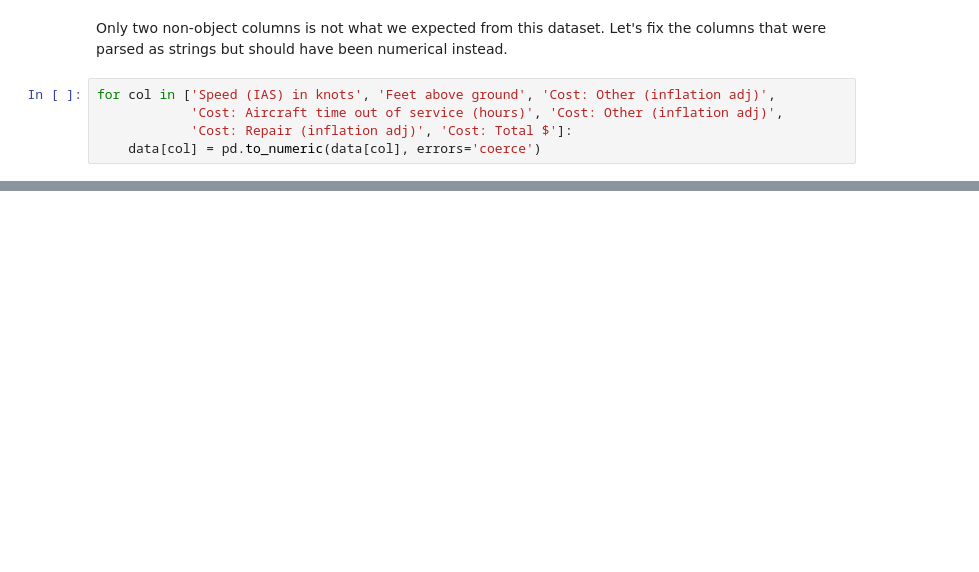
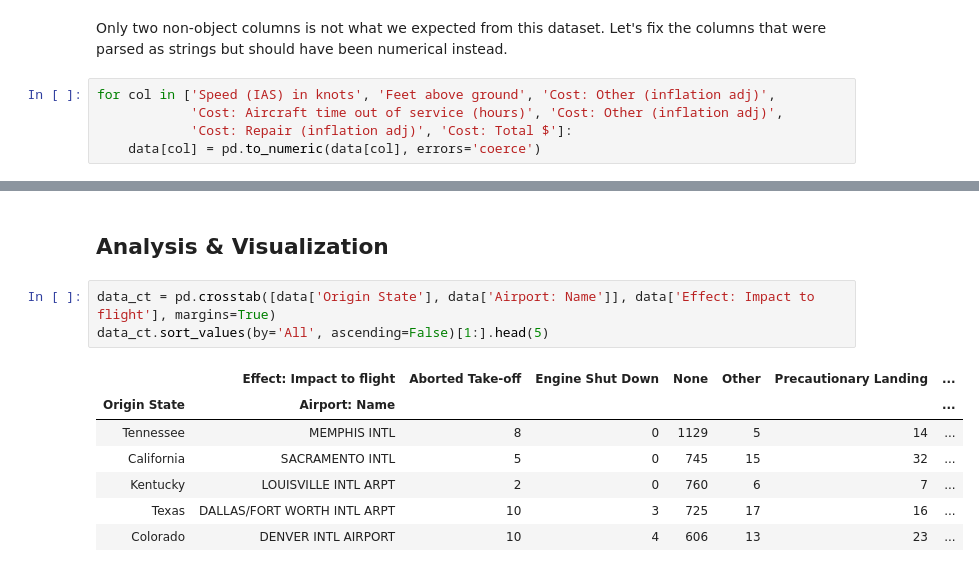
Before and after one commit to mikhas/sully, a Jupyter notebook: 00_eda.ipynb, the cells around one changed output, grey strips where cells are left out. Cells and saved outputs as stored; diff of their text form; blank space fills up the shorter version.

```diff
--- a/00_eda.ipynb
+++ b/00_eda.ipynb
@@ -172,0 +186,13 @@ data.describe()
+# %% [markdown]
+## Analysis & Visualization
+# %%
+data_ct = pd.crosstab([data['Origin State'], data['Airport: Name']], data['Effect: Impact to flight'], margins=True)
+data_ct.sort_values(by='All', ascending=False)[1:].head(5)
+# %% [output]
+|  | Effect: Impact to flight | Aborted Take-off | Engine Shut Down | None | Other | Precautionary Landing | ... |
+| Origin State | Airport: Name |  |  |  |  |  | ... |
+| Tennessee | MEMPHIS INTL | 8 | 0 | 1129 | 5 | 14 | ... |
+| California | SACRAMENTO INTL | 5 | 0 | 745 | 15 | 32 | ... |
+| Kentucky | LOUISVILLE INTL ARPT | 2 | 0 | 760 | 6 | 7 | ... |
+| Texas | DALLAS/FORT WORTH INTL ARPT | 10 | 3 | 725 | 17 | 16 | ... |
+| Colorado | DENVER INTL AIRPORT | 10 | 4 | 606 | 13 | 23 | ... |
```
Also changed, not shown: parts of 17 cells of this notebook.
